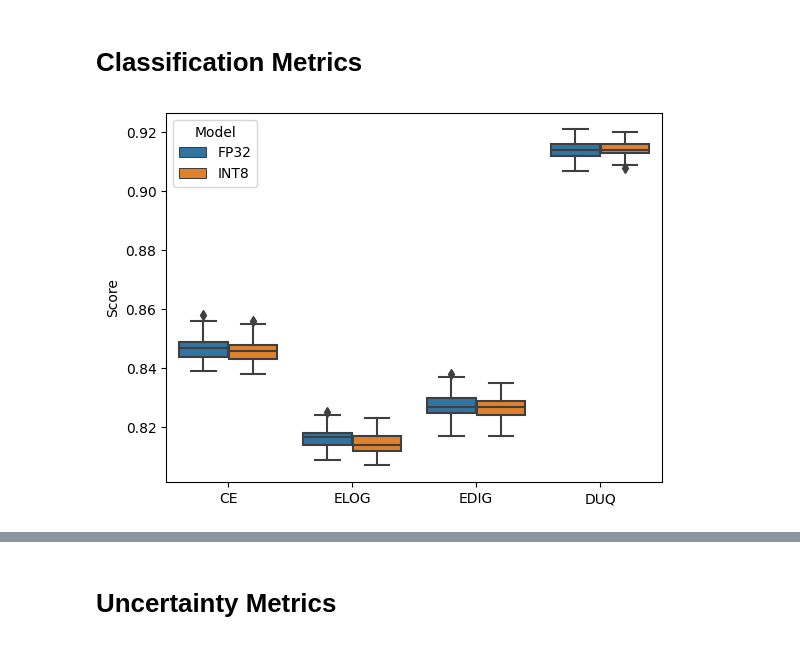
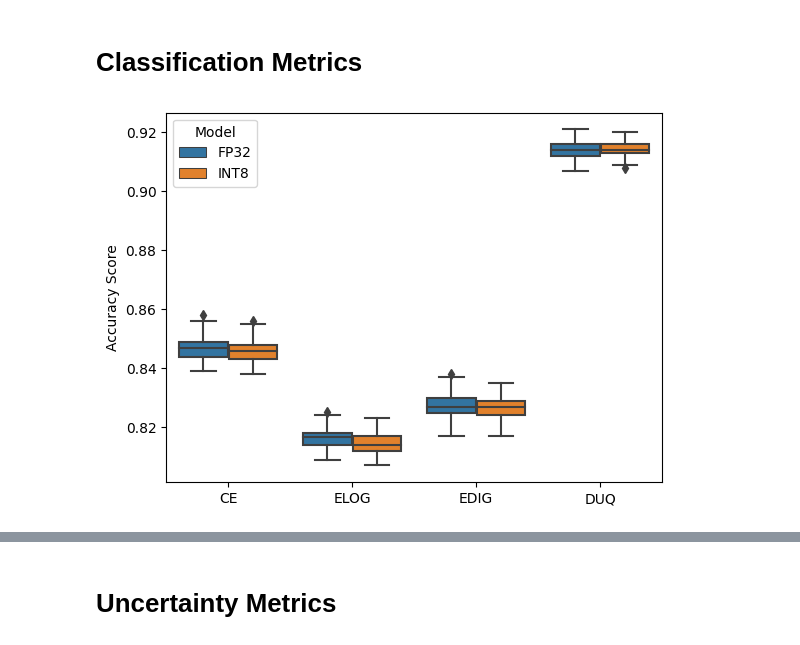
Before and after one commit to RnDProjectsDeebul/MohanRajRnD, a Jupyter notebook: pipeline/Metrics2- CIFAR10.ipynb, the cells around one changed output, grey strips where cells are left out. Drawn from its saved outputs; the diff is of its cells as text; code cells hidden in the pictures.

```diff
--- a/pipeline/Metrics2- CIFAR10.ipynb
+++ b/pipeline/Metrics2- CIFAR10.ipynb
@@ -178,18 +200,20 @@ def plot_methods(X, methods, file_name):
 #     plt.show()
 #     fig.savefig(save_pth+file_name+file_ext)
 # %%
-def box_plot(X, data, file_name, y_label='score'):
+def box_plot(X, data, file_name, y_label='score', q='INT8'):
+
+    xx = y_label
 
     condition = copy.deepcopy(X)
     for i in range(1, len(condition), 2):
         condition[i] = condition[i-1]
 
-    a = ['FP32', 'INT8']
+    a = ['FP32', q]
     b = int(len(X)/2)
     a = [a[i % len(a)] for i in range(len(a) * b)]
 
     df_dict = {
-        "Score":np.array([]),
+        xx: np.array([]),
         "Method":np.array([]),
         "Model":np.array([])
     }
@@ -197,14 +221,14 @@ def box_plot(X, data, file_name, y_label='score'):
 
     for i in range(int(len(data))):
         results_dict = {
-            "Score": data[i],
+            xx: data[i],
             "Method": condition[i],
             "Model":a[i]
             }
         results_df = pd.DataFrame(results_dict)
         df = pd.concat([df, results_df], ignore_index=True)
 
-    ax = sns.boxplot(data=df, x="Method", y="Score", hue="Model")
+    ax = sns.boxplot(data=df, x="Method", y=y_label, hue="Model")
 
 
     ax.set_xlabel('')
@@ -282,22 +306,22 @@ df10 = pd.read_csv(duq_q_metrics_path)
 # %%
 ce = df1['accuracy']
 ce_q = df2['accuracy']
 edl_log = df5['accuracy']
 edl_log_q = df6['accuracy']
 edl_digamma = df7['accuracy']
 edl_digamma_q = df8['accuracy']
 duq = df9['accuracy']
 duq_q = df10['accuracy']
 
 
 
 X = ['CE', 'CE-Q', 'ELOG', 'ELOG-Q', 'EDIG', 'EDIG-Q', 'DUQ', 'DUQ-Q']
 methods = [ce, ce_q, edl_log, edl_log_q, edl_digamma, edl_digamma_q, duq, duq_q]
 file_name='InferenceAccuracy'
-y_label = "Score"
+y_label = "Accuracy Score"
 box_plot(X, methods, file_name, y_label)
 # %% [output]
-[figure, old version]
+[figure, new version]
 # %%
 gen_table(file_name, ce, ce_q, edl_log, edl_log_q, edl_digamma, edl_digamma_q, duq, duq_q)
 # %% [output]
```
Also changed, not shown: parts of 27 cells of this notebook, 41 other files.
